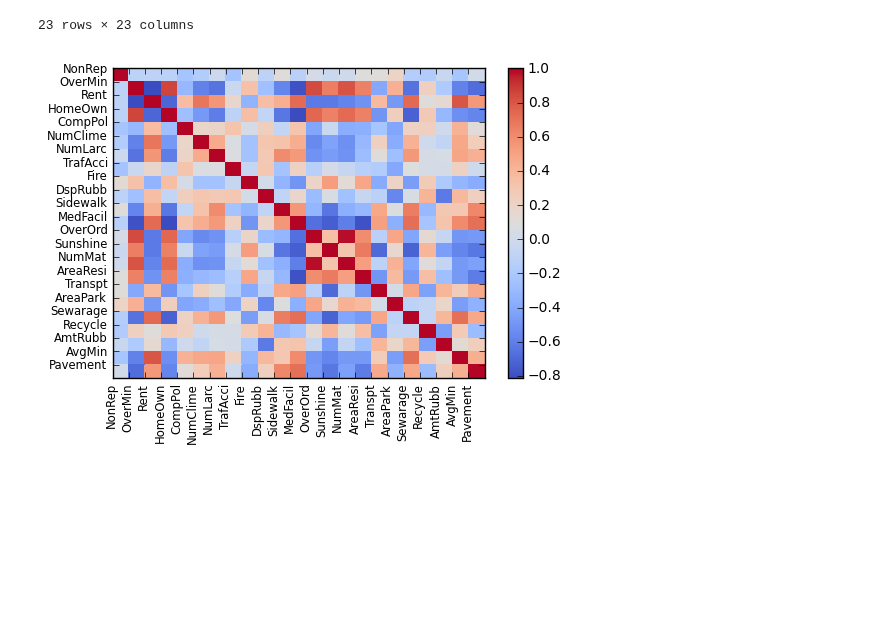
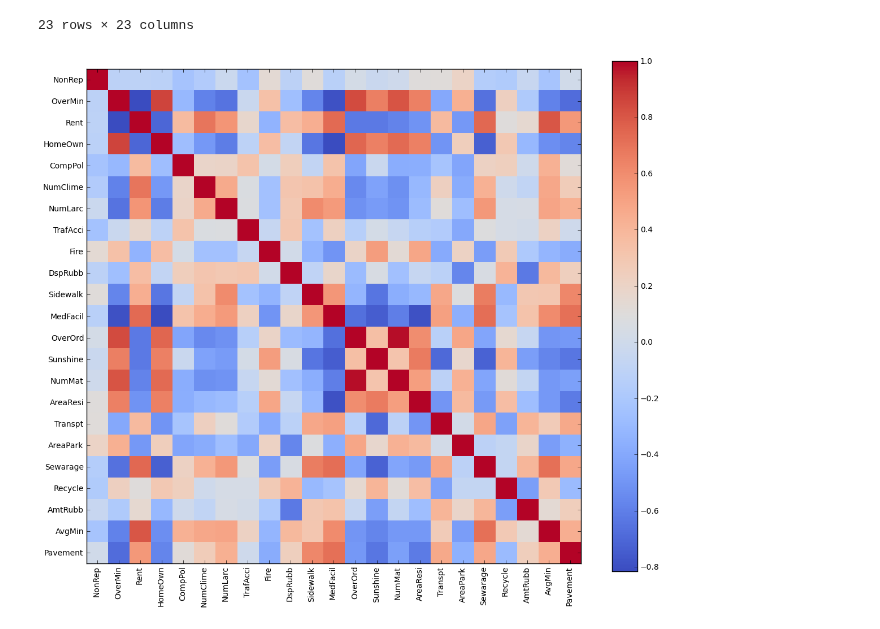
Before and after one commit to maskot1977/ipython_notebook, a Jupyter notebook: 相関行列.ipynb, the cells around one changed output. Cells and saved outputs as stored; diff of their text form; code cells hidden in the pictures; blank space fills up the shorter version.

```diff
--- a/相関行列.ipynb
+++ b/相関行列.ipynb
@@ -136,22 +128,14 @@ pd.DataFrame(np.corrcoef(df.dropna().iloc[:, :].T.as_matrix().tolist()),
 | AvgMin | -0.224092 | -0.587400 | 0.805577 | -0.529916 | 0.430505 | 0.481630 | 0.490038 | 0.215567 | -0.325480 | 0.385439 | ... | ... |
 | Pavement | 0.011666 | -0.677050 | 0.548556 | -0.570858 | 0.116044 | 0.261887 | 0.439677 | -0.003796 | -0.375884 | 0.239702 | ... | ... |
 23 rows × 23 columns
-# %%
-# 相関行列をカラーマップで見やすく。
-corrcoef = np.corrcoef(df.dropna().iloc[:, :].T.as_matrix().tolist())
-fig = plt.figure()
-ax = fig.add_subplot(111)
-#plt.pcolor(corrcoef, cmap=plt.cm.Blues)
-plt.pcolor(corrcoef, cmap=plt.cm.coolwarm)
-plt.colorbar()
-plt.gca().get_xaxis().set_major_locator(ticker.MaxNLocator(integer=True))
-plt.gca().get_yaxis().set_major_locator(ticker.MaxNLocator(integer=True))
-xticks = ax.set_xticks(range(len(corrcoef)))
-xlabels = ax.set_xticklabels(list(df.columns[:]), rotation =90,fontsize ="small")
-yticks = ax.set_yticks(range(len(corrcoef)))
-ylabels = ax.set_yticklabels(list(df.columns[:]), rotation =0,fontsize ="small")
-plt.xlim([0, len(corrcoef)])
-plt.ylim([len(corrcoef),0])
-plt.show()
-# %% [output]
-[figure, removed]
+# %%
+corrcoef = np.corrcoef(df.dropna().iloc[:, :].T.as_matrix().tolist())
+plt.figure(figsize=(12, 10))
+plt.imshow(corrcoef, interpolation='nearest', cmap=plt.cm.coolwarm)
+plt.colorbar()
+tick_marks = np.arange(len(corrcoef))
+plt.xticks(tick_marks, df.columns, rotation=90)
+plt.yticks(tick_marks, df.columns)
+plt.tight_layout()
+# %% [output]
+[figure, added]
```
Also changed, not shown: parts of 2 cells of this notebook, 1 other file.
